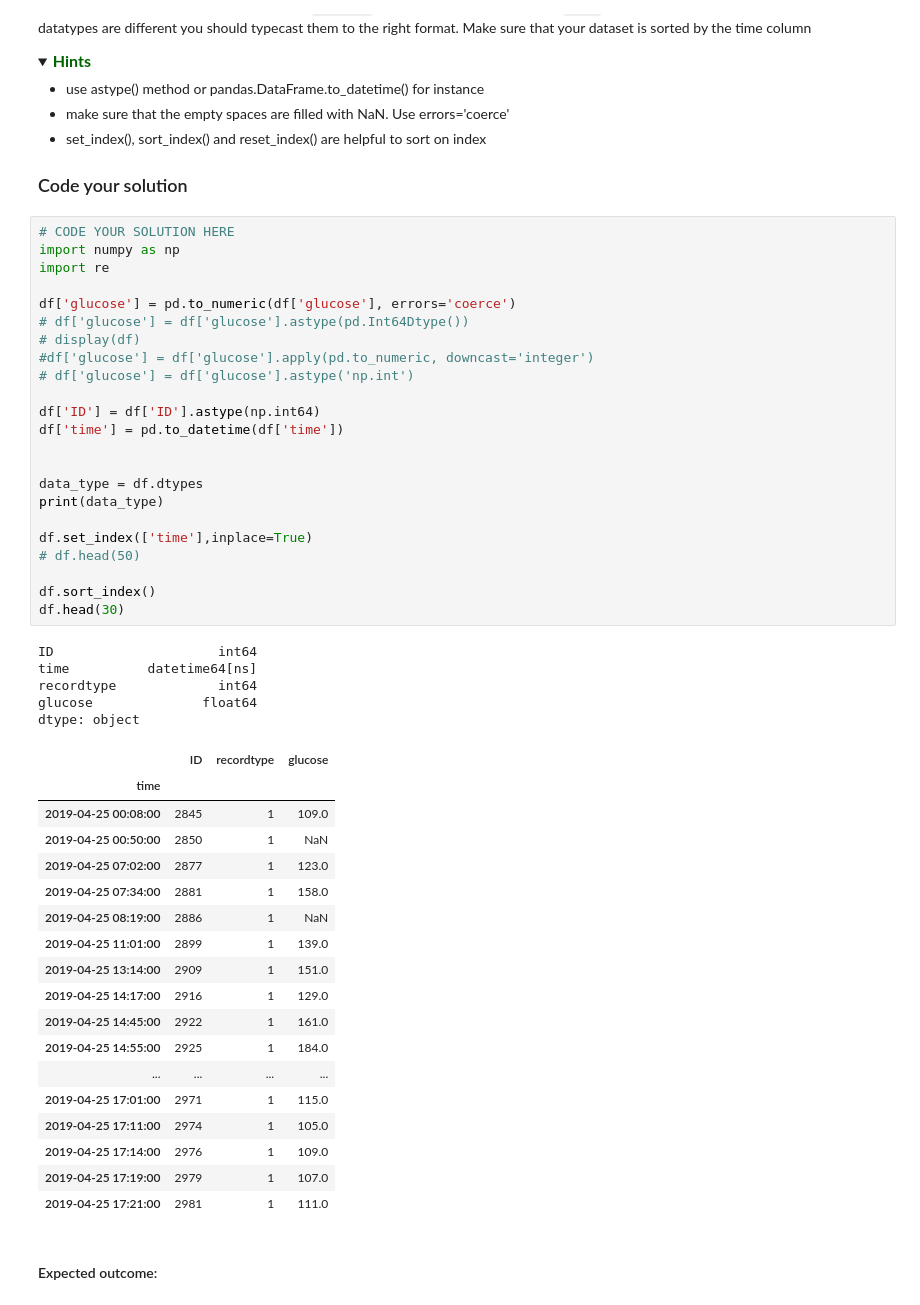
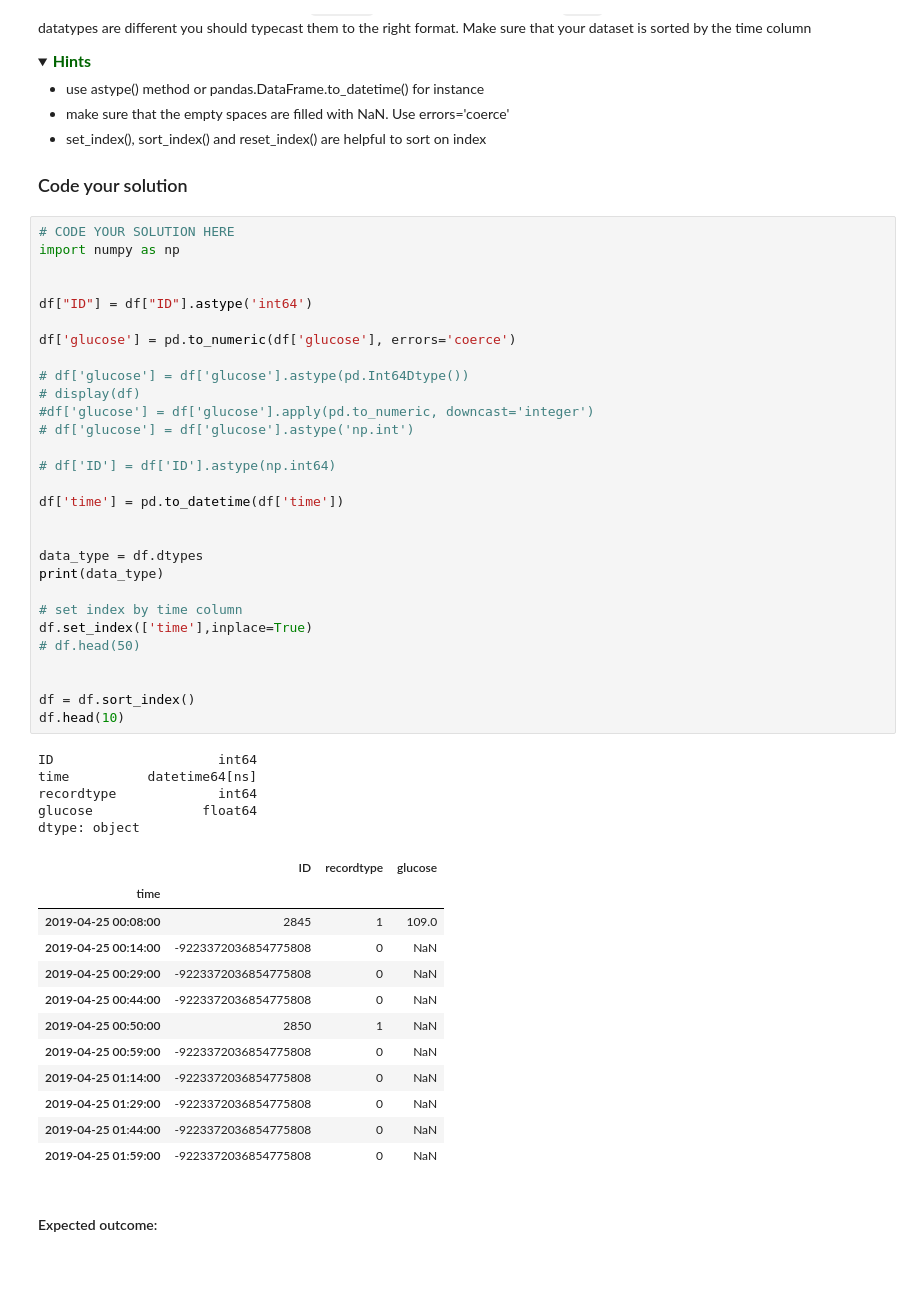
Before and after one commit to shshossain/BFVM19PROG1, a Jupyter notebook: assessments/Assignment_week_02.ipynb, the cells around one changed output. Cells and saved outputs as stored; diff of their text form; folded sections open; blank space fills up the shorter version.

```diff
--- a/assessments/Assignment_week_02.ipynb
+++ b/assessments/Assignment_week_02.ipynb
@@ -104,50 +104,50 @@ Make sure that your dataset is sorted by the time column
 # %%
 # CODE YOUR SOLUTION HERE
 import numpy as np
-import re
+
+
+df["ID"] = df["ID"].astype('int64')
 
 df['glucose'] = pd.to_numeric(df['glucose'], errors='coerce')
+
 # df['glucose'] = df['glucose'].astype(pd.Int64Dtype())
 # display(df)
 #df['glucose'] = df['glucose'].apply(pd.to_numeric, downcast='integer')
 # df['glucose'] = df['glucose'].astype('np.int')
 
-df['ID'] = df['ID'].astype(np.int64)
+# df['ID'] = df['ID'].astype(np.int64)
+
 df['time'] = pd.to_datetime(df['time'])
 
 
 data_type = df.dtypes
 print(data_type)
 
+# set index by time column
 df.set_index(['time'],inplace=True)
 # df.head(50)
 
-df.sort_index()
-df.head(30)
+
+df = df.sort_index()
+df.head(10)
 # %% [output]
 ID                     int64
 time          datetime64[ns]
 recordtype             int64
 glucose              float64
 dtype: object
 |  | ID | recordtype | glucose |
 | time |  |  |  |
 | 2019-04-25 00:08:00 | 2845 | 1 | 109.0 |
+| 2019-04-25 00:14:00 | -9223372036854775808 | 0 | NaN |
+| 2019-04-25 00:29:00 | -9223372036854775808 | 0 | NaN |
+| 2019-04-25 00:44:00 | -9223372036854775808 | 0 | NaN |
 | 2019-04-25 00:50:00 | 2850 | 1 | NaN |
-| 2019-04-25 07:02:00 | 2877 | 1 | 123.0 |
-| 2019-04-25 07:34:00 | 2881 | 1 | 158.0 |
-| 2019-04-25 08:19:00 | 2886 | 1 | NaN |
-| 2019-04-25 11:01:00 | 2899 | 1 | 139.0 |
-| 2019-04-25 13:14:00 | 2909 | 1 | 151.0 |
-| 2019-04-25 14:17:00 | 2916 | 1 | 129.0 |
-| 2019-04-25 14:45:00 | 2922 | 1 | 161.0 |
-| 2019-04-25 14:55:00 | 2925 | 1 | 184.0 |
-| ... | ... | ... | ... |
-| 2019-04-25 17:01:00 | 2971 | 1 | 115.0 |
-| 2019-04-25 17:11:00 | 2974 | 1 | 105.0 |
-| 2019-04-25 17:14:00 | 2976 | 1 | 109.0 |
-| 2019-04-25 17:19:00 | 2979 | 1 | 107.0 |
-| 2019-04-25 17:21:00 | 2981 | 1 | 111.0 |
+| 2019-04-25 00:59:00 | -9223372036854775808 | 0 | NaN |
+| 2019-04-25 01:14:00 | -9223372036854775808 | 0 | NaN |
+| 2019-04-25 01:29:00 | -9223372036854775808 | 0 | NaN |
+| 2019-04-25 01:44:00 | -9223372036854775808 | 0 | NaN |
+| 2019-04-25 01:59:00 | -9223372036854775808 | 0 | NaN |
 # %% [markdown]
 #### Expected outcome:
 # %% [raw]
```
Also changed, not shown: parts of 8 cells of this notebook.
